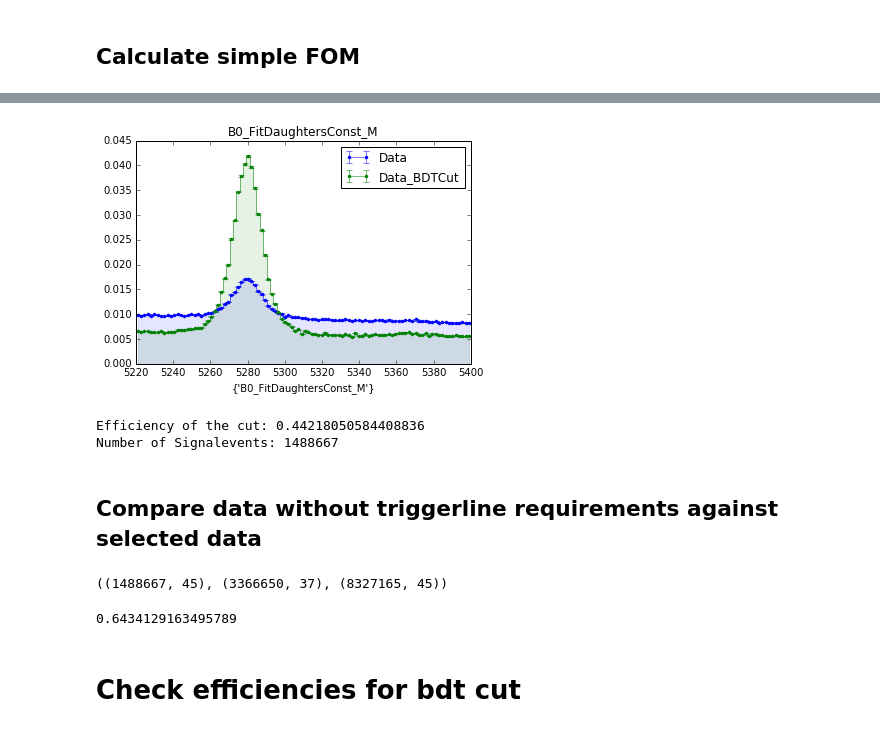
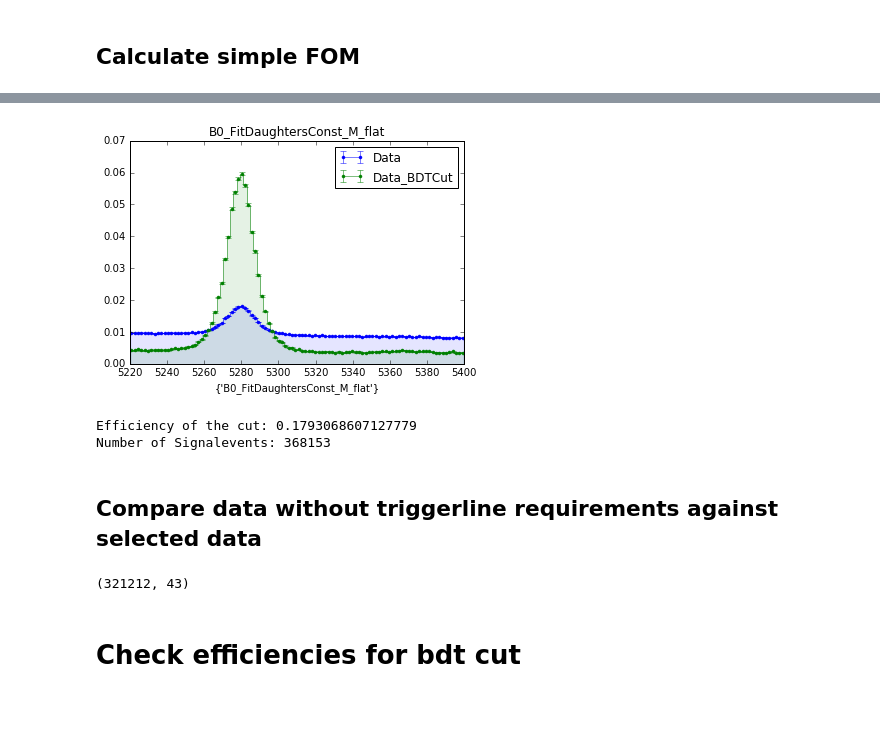
Before and after one commit to chasenberg/Masterthesis, a Jupyter notebook: notebooks/selection/Bd2JpsiKs_BDT_Selection.ipynb, the cells around one changed output, grey strips where cells are left out. Saved outputs shown, nothing was run; the diff lists cells and outputs as text; code cells hidden in the pictures.

```diff
--- a/notebooks/selection/Bd2JpsiKs_BDT_Selection.ipynb
+++ b/notebooks/selection/Bd2JpsiKs_BDT_Selection.ipynb
@@ -215,5 +224,5 @@ Compare MC signal with Data sideband
 ------------------------------------------------
 # %%
 #Apply masscut for sideband
-cutstring = 'B0_FitDaughtersConst_M>5450&idxPV==0'
-data_dir_bkg = '/fhgfs/users/chasenberg/data/2015_2016_merged/jpsimumuks/Bd2JpsiKS_data.root'
+cutstring = 'B0_FitDaughtersConst_M_flat>5450&idxPV==0'
+#data_dir_bkg = '/fhgfs/users/chasenberg/data/2015_2016_merged/jpsimumuks/Bd2JpsiKS_data.root'
@@ -264,5 +273,5 @@ bkg_dataframe_2016 = bkg_dataframe_2016.dropna()'''
 # %%
-bkg_dataframe = rp.read_root(data_dir_bkg,key=tree_data, columns=variables_bkg,where=cutstring, flatten=False)
+bkg_dataframe = rp.read_root(data_dir,key=tree_data, columns=variables_bkg,where=cutstring, flatten=False)
 bkg_dataframe = bkg_dataframe.replace([np.inf, -np.inf], np.nan)
 bkg_dataframe = bkg_dataframe.dropna()
 # %%
@@ -272,15 +281,15 @@ bkg_dataframe = bkg_dataframe.dropna()
 # %%
 #add symmetrical variables to dataframe
 #choose minimal value of both myon transversal momentums
-add_min_to_dataframe(bkg_dataframe, 'B0_FitDaughtersConst_KS0_min_PT', ['B0_FitDaughtersConst_KS0_P1_PT', 'B0_FitDaughtersConst_KS0_P0_PT'])
+add_min_to_dataframe(bkg_dataframe, 'B0_FitDaughtersConst_KS0_min_PT', ['B0_FitDaughtersConst_KS0_P1_PT_flat', 'B0_FitDaughtersConst_KS0_P0_PT_flat'])
 
 #choose minimal value of both pions ipchi2
-add_min_to_dataframe(bkg_dataframe, 'test_IP', ['B0_FitDaughtersConst_KS0_P0_IPCHI2', 'B0_FitDaughtersConst_KS0_P1_IPCHI2'])
+add_min_to_dataframe(bkg_dataframe, 'test_IP', ['B0_FitDaughtersConst_KS0_P0_IPCHI2_flat', 'B0_FitDaughtersConst_KS0_P1_IPCHI2_flat'])
 
 #choose minimal value of both myons transversal momentum
-add_min_to_dataframe(bkg_dataframe, 'B0_FitDaughtersConst_J_psi_1S_min_PT', ['B0_FitDaughtersConst_J_psi_1S_P0_PT', 'B0_FitDaughtersConst_J_psi_1S_P1_PT'])
+add_min_to_dataframe(bkg_dataframe, 'B0_FitDaughtersConst_J_psi_1S_min_PT', ['B0_FitDaughtersConst_J_psi_1S_P0_PT_flat', 'B0_FitDaughtersConst_J_psi_1S_P1_PT_flat'])
 
 #Generate bkg_dataframedimensionless decay-time distribution
-bkg_dataframe['B0_FitPVConst_KS0_tau_dimless'] = bkg_dataframe['B0_FitPVConst_KS0_tau']/bkg_dataframe['B0_FitPVConst_KS0_tauErr']
+bkg_dataframe['B0_FitPVConst_KS0_tau_dimless'] = bkg_dataframe['B0_FitPVConst_KS0_tau_flat']/bkg_dataframe['B0_FitPVConst_KS0_tauErr_flat']
 # %%
 dataframe_names = ['Signal', 'Background']
@@ -502,16 +502,16 @@ unseen_df['idxEventNumber'] = unseen_df['eventNumber']
 # %%
 #add symmetrical variables to dataframe
 #choose minimal value of both myon transversal momentums
-add_min_to_dataframe(unseen_df, 'B0_FitDaughtersConst_KS0_min_PT', ['B0_FitDaughtersConst_KS0_P1_PT', 'B0_FitDaughtersConst_KS0_P0_PT'])
+add_min_to_dataframe(unseen_df, 'B0_FitDaughtersConst_KS0_min_PT', ['B0_FitDaughtersConst_KS0_P1_PT_flat', 'B0_FitDaughtersConst_KS0_P0_PT_flat'])
 
 #choose minimal value of both pions ipchi2
-add_min_to_dataframe(unseen_df, 'test_IP', ['B0_FitDaughtersConst_KS0_P0_IPCHI2', 'B0_FitDaughtersConst_KS0_P1_IPCHI2'])
+add_min_to_dataframe(unseen_df, 'test_IP', ['B0_FitDaughtersConst_KS0_P0_IPCHI2_flat', 'B0_FitDaughtersConst_KS0_P1_IPCHI2_flat'])
 
 #choose minimal value of both myons transversal momentum
-add_min_to_dataframe(unseen_df, 'B0_FitDaughtersConst_J_psi_1S_min_PT', ['B0_FitDaughtersConst_J_psi_1S_P0_PT', 'B0_FitDaughtersConst_J_psi_1S_P1_PT'])
+add_min_to_dataframe(unseen_df, 'B0_FitDaughtersConst_J_psi_1S_min_PT', ['B0_FitDaughtersConst_J_psi_1S_P0_PT_flat', 'B0_FitDaughtersConst_J_psi_1S_P1_PT_flat'])
 
 #Generate bkg_dataframedimensionless decay-time distribution
-unseen_df['B0_FitPVConst_KS0_tau_dimless'] = unseen_df['B0_FitPVConst_KS0_tau']/unseen_df['B0_FitPVConst_KS0_tauErr']
+unseen_df['B0_FitPVConst_KS0_tau_dimless'] = unseen_df['B0_FitPVConst_KS0_tau_flat']/unseen_df['B0_FitPVConst_KS0_tauErr_flat']
 # %%
 #apply classifier to data and MC
 classify_unseen_data([classifier], unseen_df, bdt_features, 'BDTresponse')
@@ -581,10 +566,10 @@ plt.savefig('/home/chasenberg/plots/selection/effective_signalsize.png')
 bdt_cut = spl.derivative().roots()[0]
 # %%
 #Plot realdata with bdt cuts
-test =  unseen_df[unseen_df['BDTresponse']>bdt_cut]
+test =  unseen_df[unseen_df['BDTresponse']>0.5]
 p = Plotter('/home/chasenberg/plots/selection/')
-p.create_plots([unseen_df,test],'B0_FitDaughtersConst_M',component_labels=['Data','Data_BDTCut'])
-p['B0_FitDaughtersConst_M'].set_range(5220, 5400)
+p.create_plots([unseen_df,test],'B0_FitDaughtersConst_M_flat',component_labels=['Data','Data_BDTCut'])
+p['B0_FitDaughtersConst_M_flat'].set_range(5220, 5400)
 #bdt_plot.plot()
 p.plot()
 efficiency = len(test) / len(real_dataframe)
@@ -596,13 +581,13 @@ WARNING: Range for plot B0_FitDaughtersConst_M has been manually set with range_
 WARNING: Efficiencies are calculated against the full complete dataset.
-[figure, old version]
+[figure, new version]
-Efficiency of the cut: 0.44218050584408836
-Number of Signalevents: 1488667
+Efficiency of the cut: 0.1793068607127779
+Number of Signalevents: 368153
 # %% [markdown]
 Compare data without triggerline requirements against selected data
 -----------------------------------------------------------
-# %%
-test.shape,real_dataframe.shape,unseen_df.shape
-# %% [output]
-((1488667, 45), (3366650, 37), (8327165, 45))
+# %%
+unseen_df.query('BDTresponse>0.31').shape
+# %% [output]
+(321212, 43)
 # %%
 #Write test-dataframe to root file
@@ -610,9 +596,3 @@ unseen_df.query("BDTresponse>0.48&((abs(1115.683-varLambda0MassHypo_ppluspiminus
-# %%
-#check efficiency
-eff = signal_dataframe[signal_dataframe['BDTresponse']>2].shape[0] / signal_dataframe.shape[0]
-print(eff)
-# %% [output]
-0.6434129163495789
 # %% [markdown]
 Check efficiencies for bdt cut
 =========================================
```
Also changed, not shown: parts of 33 cells of this notebook, 3 other files.
